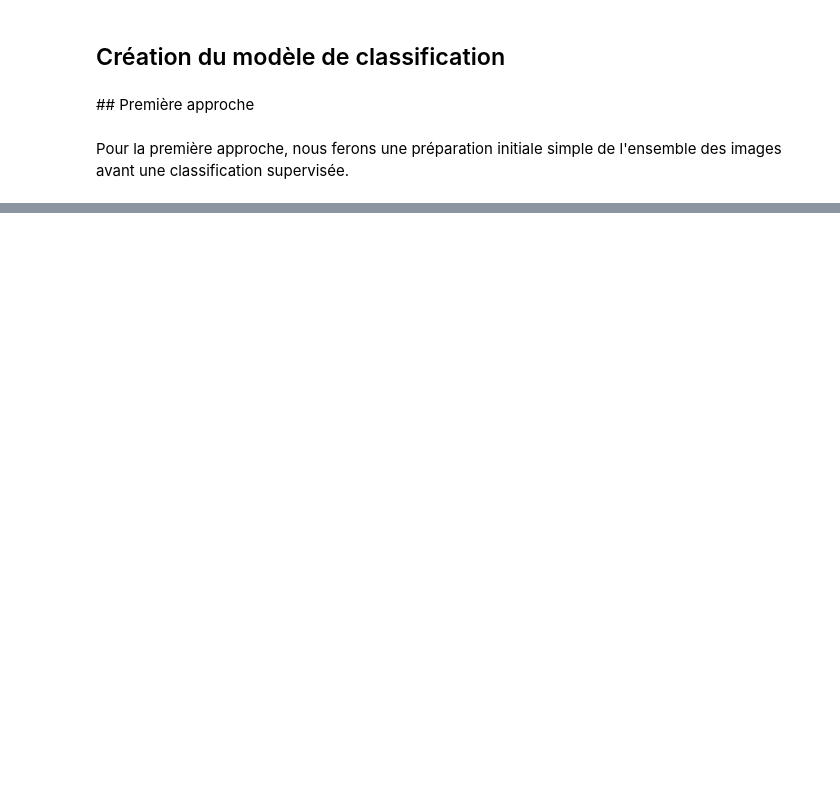
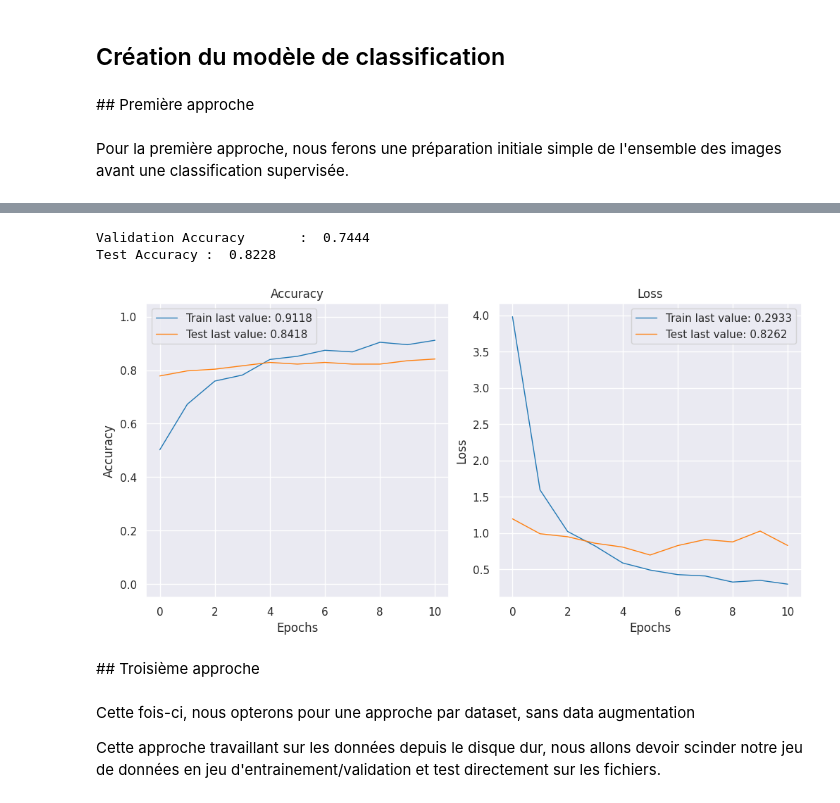
Before and after one commit to lalende/OpenClassRooms-Certification-Data-Scientist, a Jupyter notebook: Projet 6 - Classifiez automatiquement des biens de consommation/Projet 6 - Classification.ipynb, the cells around one changed output, grey strips where cells are left out. Saved outputs shown, nothing was run; the diff lists cells and outputs as text; code cells hidden in the pictures; blank space fills up the shorter version.

```diff
--- a/Projet 6 - Classifiez automatiquement des biens de consommation/Projet 6 - Classification.ipynb
+++ b/Projet 6 - Classifiez automatiquement des biens de consommation/Projet 6 - Classification.ipynb
@@ -201,9 +180,9 @@ def create_model():
     predictions = Dense(7, activation="softmax")(output)
 
     # Redefine the whole model
-    model = Model(iputs=model0.input, outputs=predictions)
+    model = Model(inputs=model0.input, outputs=predictions)
     # Compile the new model
-    model.compile(loss="categorical_cross_enthropy", optimizer="rmsprop", metrics=["accuracy"])
+    model.compile(loss="categorical_crossentropy", optimizer="rmsprop", metrics=["accuracy"])
 
     print(model.summary())
 
@@ -214,0 +396,16 @@ Pour la première approche, nous ferons une préparation initiale simple de l'en
+# %%
+# Create the model
+with tf.device("/gpu:0"):
+    model2 = create_model()
+
+# Create the path where to save the trained model
+model2_save_path = "./model2_best_weights.keras"
+# Create the path where to save the logs of the training
+model2_log_path = "./model2_training_log"
+# Create checkpoints to save the model
+checkpoint = ModelCheckpoint(model2_save_path, monitor="val_loss", verbose=1,
+                             save_best_only=True, mode="min",)
+# Create EarlyStopping to stop the training if the model find convergence before the end of the training
+early_stopping = EarlyStopping(monitor="val_loss", mode="min", verbose=1, patience=5)
+# Create the list of callbacks
+callbacks_list = [checkpoint, early_stopping]
@@ -214,0 +437,17 @@ Pour la première approche, nous ferons une préparation initiale simple de l'en
+# %%
+# Check if the model have already been trained (and saved)
+# If true, load the model from the save made
+# Used mainly to save time replaying the notebook
+if os.path.exists(model2_save_path):
+    # Open the model from the file
+    model2 = load_model(model2_save_path)
+    # Open the log file of training
+    history2 = np.load(model2_log_path + ".npy", allow_pickle="True").item()
+else:
+    # Training of the model on the train set
+    with tf.device("/gpu:0"):
+        history2 = model2.fit(train_flow, epochs=50, batch_size=64,
+                             callbacks=callbacks_list, validation_data=test_flow,
+                             verbose=1)
+        # Save the history of training to a file
+        np.save(model2_log_path, history2.history)
@@ -214,0 +470,25 @@ Pour la première approche, nous ferons une préparation initiale simple de l'en
+# %%
+# Get the scores of the optimal epoch
+model1.load_weights(model2_save_path)
+
+loss, accuracy = model2.evaluate(validation_flow, verbose=False)
+print("Validation Accuracy       :  {:.4f}".format(accuracy))
+
+loss, accuracy = model2.evaluate(test_flow, verbose=False)
+print("Test Accuracy :  {:.4f}".format(accuracy))
+# %% [output]
+Validation Accuracy       :  0.7444
+Test Accuracy :  0.8228
+# %%
+# Plot the history of training
+show_history(history2)
+plot_history(history2, path="model2_history.png")
+plt.close()
+# %% [output]
+[figure, added]
+# %% [markdown]
+## Troisième approche
+# %% [markdown]
+Cette fois-ci, nous opterons pour une approche par dataset, sans data augmentation
+
+Cette approche travaillant sur les données depuis le disque dur, nous allons devoir scinder notre jeu de données en jeu d'entrainement/validation et test directement sur les fichiers.
```
Also changed, not shown: parts of 60 cells of this notebook, 8 other files.
